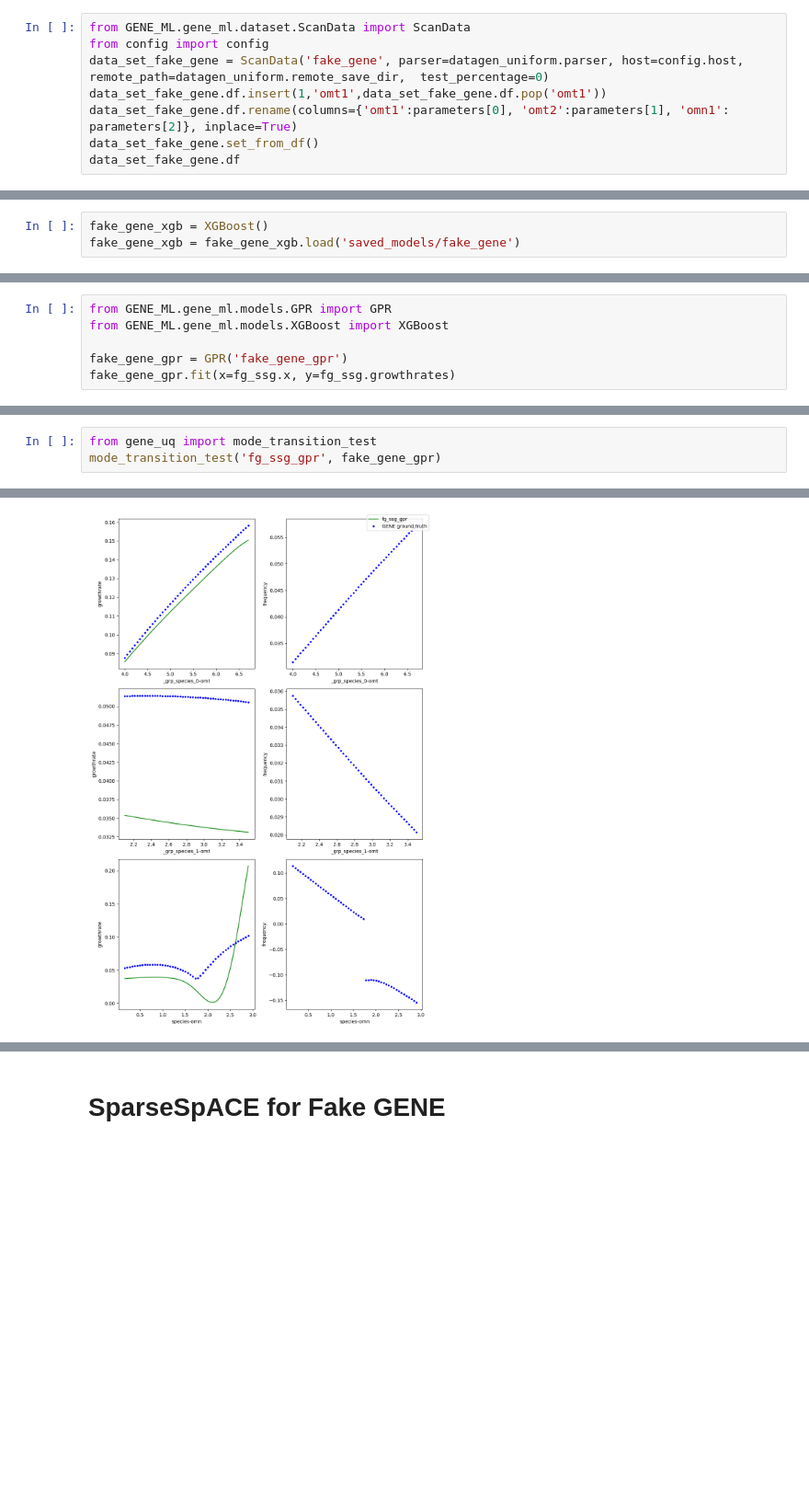
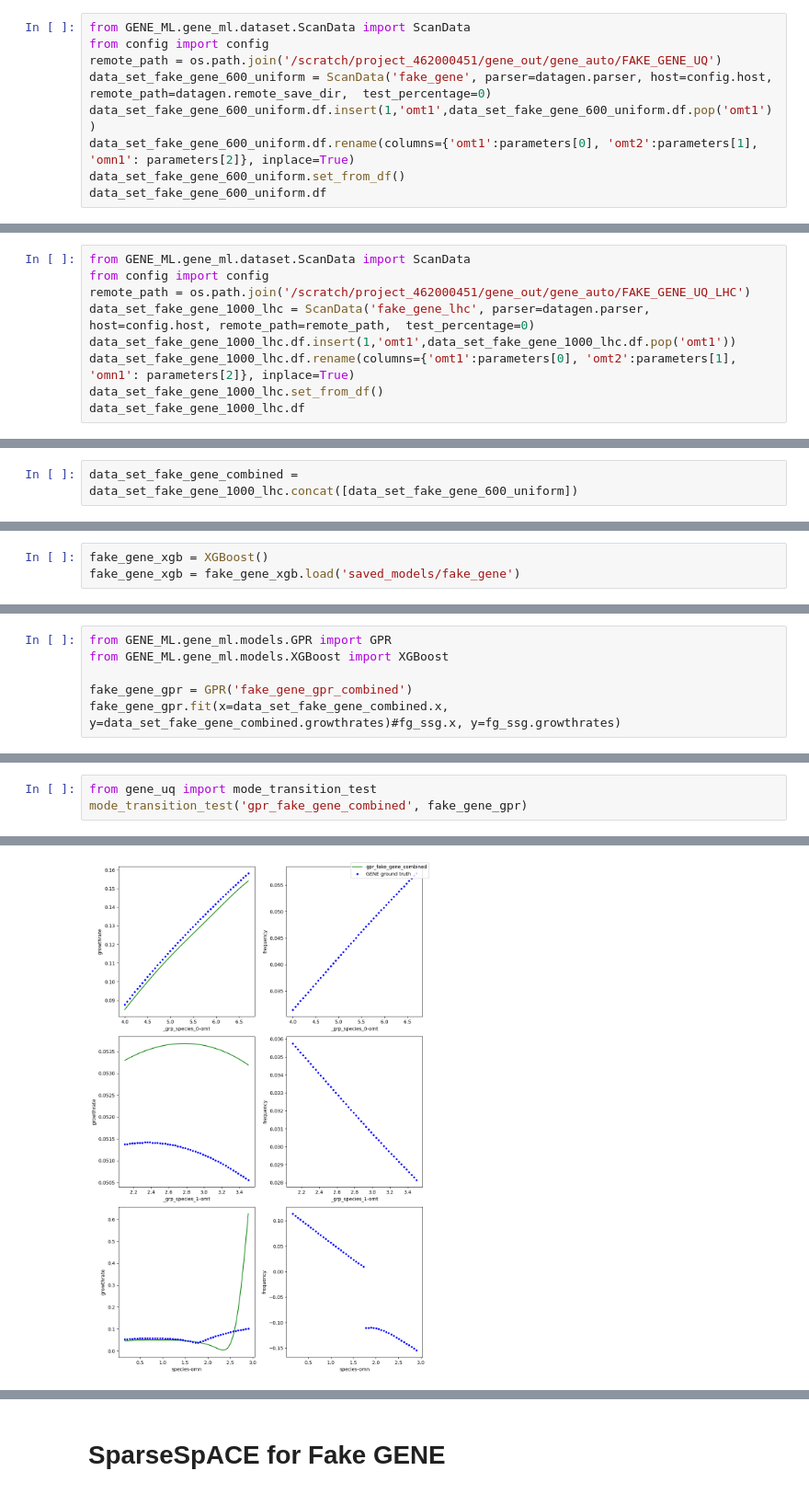
Before and after one commit to DanHarJor/GENE_UQ, a Jupyter notebook: sparseSpACE.ipynb, the cells around one changed output, grey strips where cells are left out. Shown at 92% size. Cells and saved outputs as stored; diff of their text form; blank space fills up the shorter version.

```diff
--- a/sparseSpACE.ipynb
+++ b/sparseSpACE.ipynb
@@ -49,10 +85,11 @@ SUBMITTED SBATCH ID 8012397
 # %%
 from GENE_ML.gene_ml.dataset.ScanData import ScanData
 from config import config
-data_set_fake_gene = ScanData('fake_gene', parser=datagen_uniform.parser, host=config.host, remote_path=datagen_uniform.remote_save_dir,  test_percentage=0)
-data_set_fake_gene.df.insert(1,'omt1',data_set_fake_gene.df.pop('omt1'))
-data_set_fake_gene.df.rename(columns={'omt1':parameters[0], 'omt2':parameters[1], 'omn1': parameters[2]}, inplace=True)
-data_set_fake_gene.set_from_df()
-data_set_fake_gene.df
+remote_path = os.path.join('/scratch/project_462000451/gene_out/gene_auto/FAKE_GENE_UQ')
+data_set_fake_gene_600_uniform = ScanData('fake_gene', parser=datagen.parser, host=config.host, remote_path=datagen.remote_save_dir,  test_percentage=0)
+data_set_fake_gene_600_uniform.df.insert(1,'omt1',data_set_fake_gene_600_uniform.df.pop('omt1'))
+data_set_fake_gene_600_uniform.df.rename(columns={'omt1':parameters[0], 'omt2':parameters[1], 'omn1': parameters[2]}, inplace=True)
+data_set_fake_gene_600_uniform.set_from_df()
+data_set_fake_gene_600_uniform.df
 # %% [output]
 Initialising dataset
@@ -85,3 +122,12 @@ TEST PERCENTAGE IS 0, NO SPLIT
 | 98 | 22.630 | 4.017005 | 3.161537 | 1.456472 | 0.089051 | 0.051453 |
 | 99 | 23.352 | 4.889718 | 3.252941 | 2.426836 | 0.097186 | -0.005964 |
 600 rows × 6 columns
+# %%
+from GENE_ML.gene_ml.dataset.ScanData import ScanData
+from config import config
+remote_path = os.path.join('/scratch/project_462000451/gene_out/gene_auto/FAKE_GENE_UQ_LHC')
+data_set_fake_gene_1000_lhc = ScanData('fake_gene_lhc', parser=datagen.parser, host=config.host, remote_path=remote_path,  test_percentage=0)
+data_set_fake_gene_1000_lhc.df.insert(1,'omt1',data_set_fake_gene_1000_lhc.df.pop('omt1'))
+data_set_fake_gene_1000_lhc.df.rename(columns={'omt1':parameters[0], 'omt2':parameters[1], 'omn1': parameters[2]}, inplace=True)
+data_set_fake_gene_1000_lhc.set_from_df()
+data_set_fake_gene_1000_lhc.df
@@ -87,0 +164,2 @@ TEST PERCENTAGE IS 0, NO SPLIT
+# %%
+data_set_fake_gene_combined = data_set_fake_gene_1000_lhc.concat([data_set_fake_gene_600_uniform])
@@ -283,8 +352,8 @@ GT DATA NAME modeTrans-highprec-species-omn
 from GENE_ML.gene_ml.models.GPR import GPR
 from GENE_ML.gene_ml.models.XGBoost import XGBoost
 
-fake_gene_gpr = GPR('fake_gene_gpr')
-fake_gene_gpr.fit(x=fg_ssg.x, y=fg_ssg.growthrates)
+fake_gene_gpr = GPR('fake_gene_gpr_combined')
+fake_gene_gpr.fit(x=data_set_fake_gene_combined.x, y=data_set_fake_gene_combined.growthrates)#fg_ssg.x, y=fg_ssg.growthrates)
 # %% [output]
 GPR is a parameterless approach and does not have a training step. Instead the hyperparameters are tuned to the data.
 OPTIMISING THE HYPERPERS
@@ -306,6 +375,6 @@ Parameters:
 # %%
 from gene_uq import mode_transition_test
-mode_transition_test('fg_ssg_gpr', fake_gene_gpr)
+mode_transition_test('gpr_fake_gene_combined', fake_gene_gpr)
 # %% [output]
 Initialising dataset
 SSH PATH None:None
@@ -356 +417 @@ GT DATA NAME modeTrans-highprec-species-omn
-[figure, old version]
+[figure, new version]
```
Also changed, not shown: parts of 16 cells of this notebook, 8 other files.
